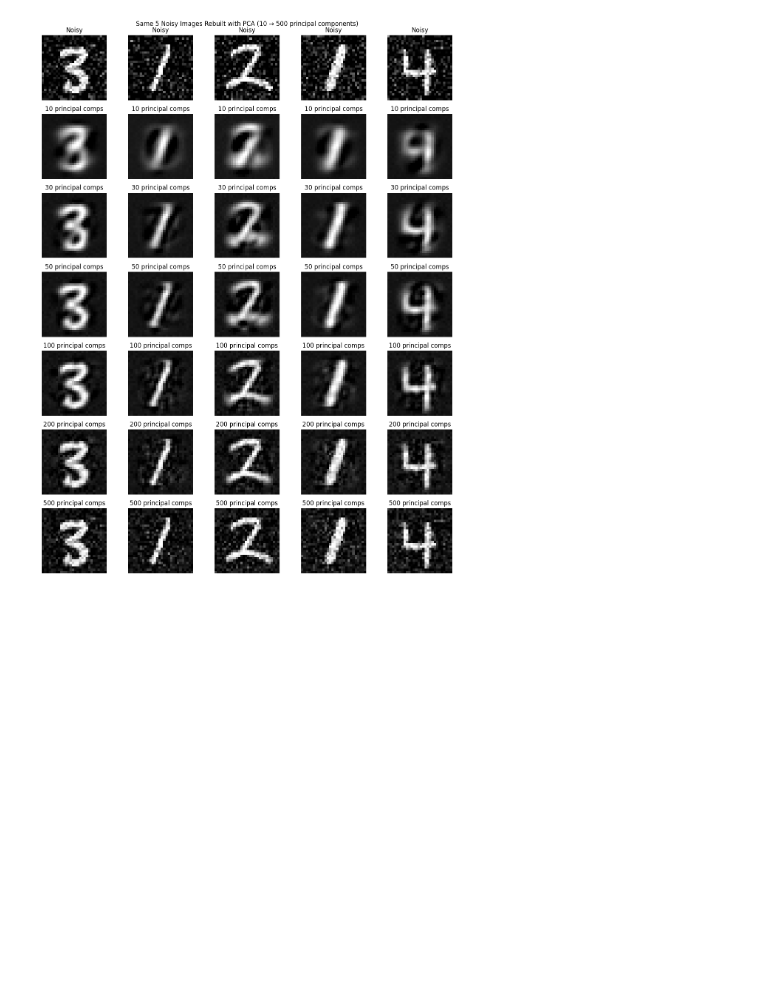
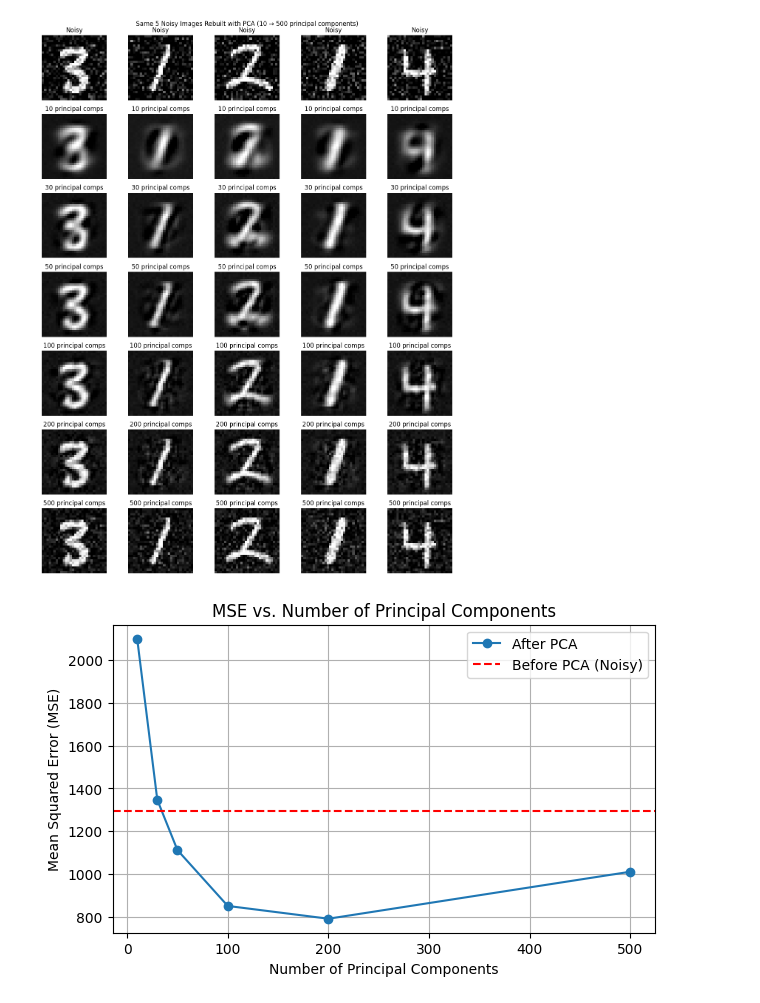
Before and after one commit to sharvaniyadav/Assignment-1-ECE1513-Intro-To-ML, a Jupyter notebook: Assignment_1_ECE1513_IntroToML_SharvaniYadav.ipynb, the cells around one changed output. Saved outputs shown, nothing was run; the diff lists cells and outputs as text; code cells hidden in the pictures; blank space fills up the shorter version.

```diff
--- a/Assignment_1_ECE1513_IntroToML_SharvaniYadav.ipynb
+++ b/Assignment_1_ECE1513_IntroToML_SharvaniYadav.ipynb
@@ -524,3 +524,37 @@ plt.tight_layout()
 plt.show()
 # %% [output]
 [figure]
+# %%
+# -----------------------------------------------------------
+# Part 5.3: Calculated and plotted MSE for each reconstruction
+# -----------------------------------------------------------
+
+from sklearn.metrics import mean_squared_error
+import matplotlib.pyplot as plt
+
+# Step 1: Flattened the original clean images so MSE can compare row by row
+clean_flat = chosen_images.reshape(5, 28 * 28)
+
+# Step 2: Went through each batch of rebuilt images and calculated the MSE
+mse_values = []
+for batch in reconstructed_batches:
+    batch_flat = batch.reshape(5, 28 * 28)
+    mse = mean_squared_error(clean_flat, batch_flat)
+    mse_values.append(mse)
+
+# Step 3: Calculated MSE of noisy images before PCA to use as baseline
+noisy_flat = noisy_images.reshape(5, 28 * 28)
+baseline_mse = mean_squared_error(clean_flat, noisy_flat)
+
+# Step 4: Plotted MSE values for each number of principal components
+plt.figure(figsize=(7, 4))
+plt.plot(principal_components_list, mse_values, marker='o', label="After PCA")
+plt.axhline(y=baseline_mse, color='red', linestyle='--', label="Before PCA (Noisy)")
+plt.xlabel("Number of Principal Components")
+plt.ylabel("Mean Squared Error (MSE)")
+plt.title("MSE vs. Number of Principal Components")
+plt.legend()
+plt.grid(True)
+plt.show()
+# %% [output]
+[figure, added]
```
Also changed, not shown: parts of 1 cell of this notebook.
